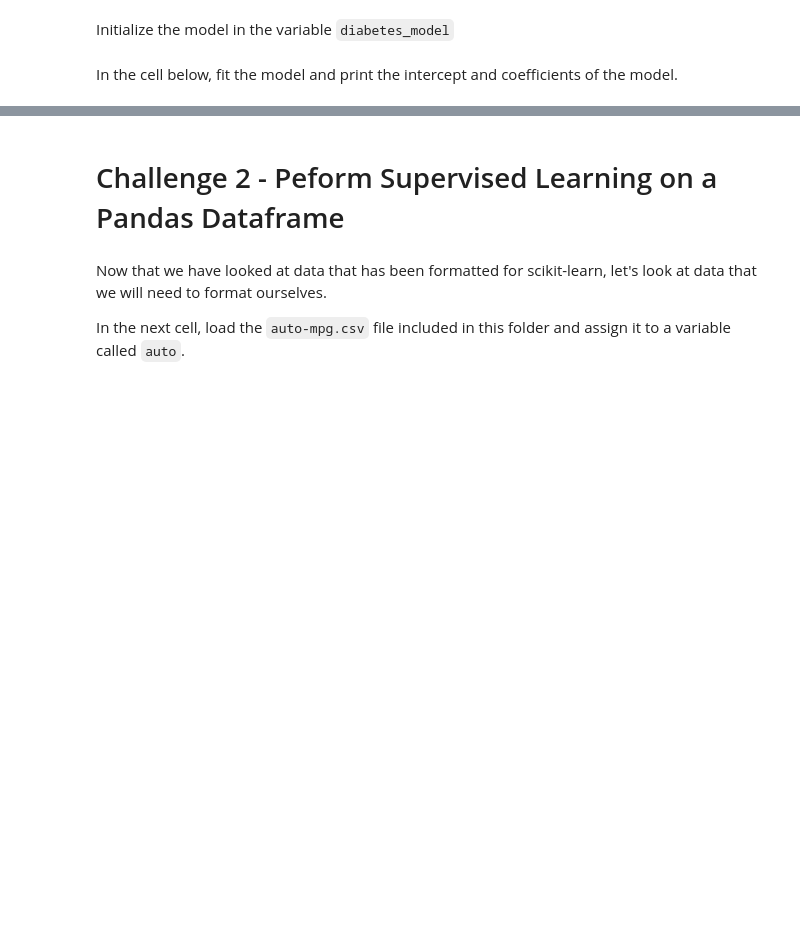
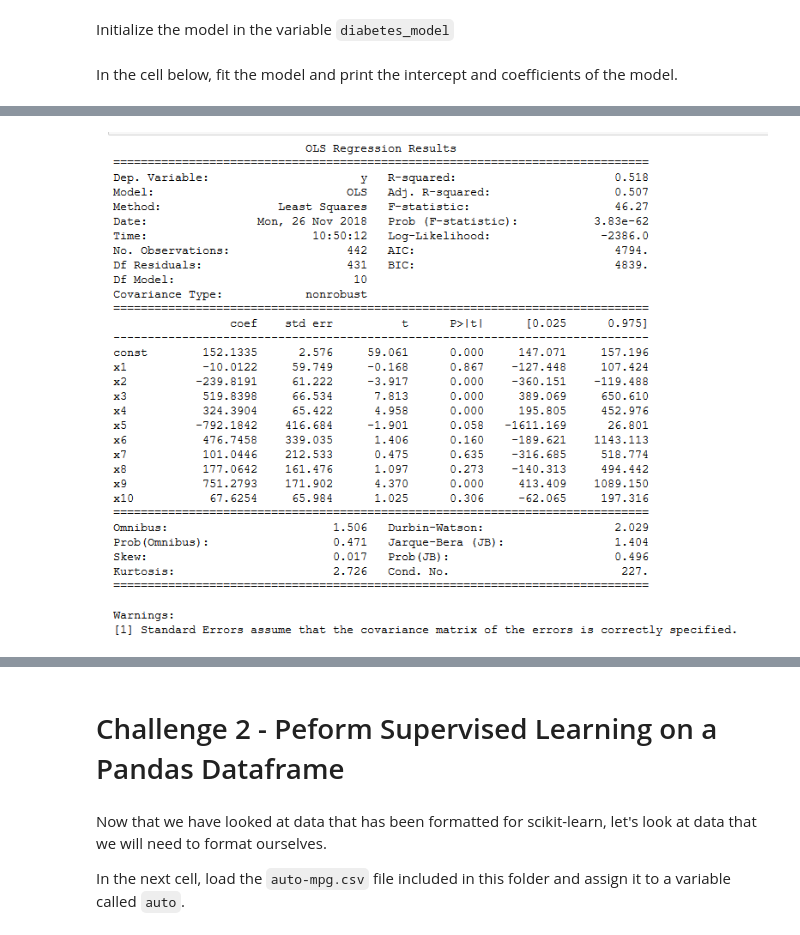
Before and after one commit to ta-data-mexpt/lab-intro-to-sklearn, a Jupyter notebook: your-code/main.ipynb, the cells around one changed output, grey strips where cells are left out. Drawn from its saved outputs; the diff is of its cells as text; code cells hidden in the pictures; blank space fills up the shorter version.

```diff
--- a/your-code/main.ipynb
+++ b/your-code/main.ipynb
@@ -62,0 +106,4 @@ Your result should look similar to this:
+# %%
+display.Image('../ols-results.png')
+# %% [output]
+[figure, added]
```
Also changed, not shown: parts of 46 cells of this notebook.
